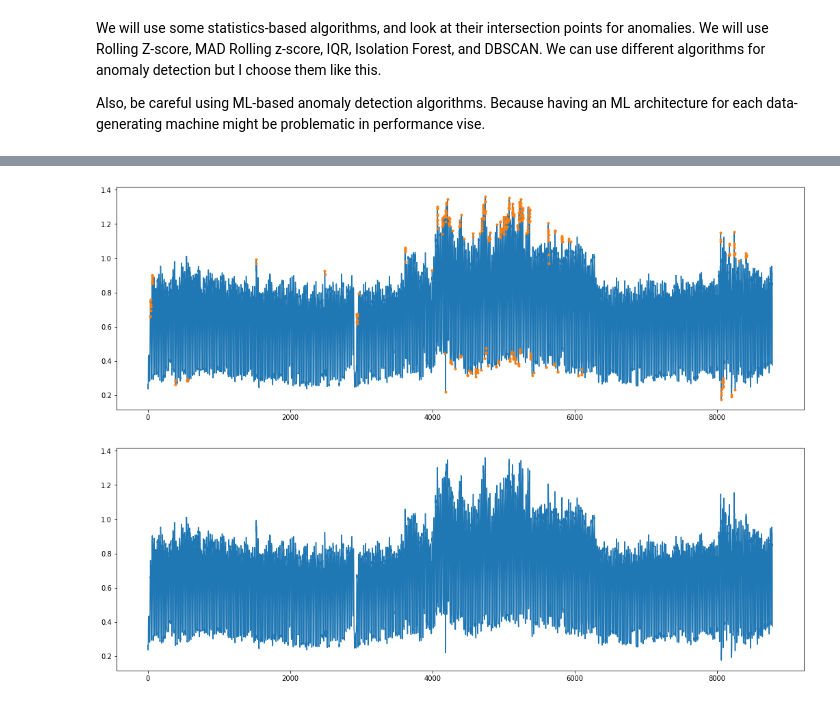
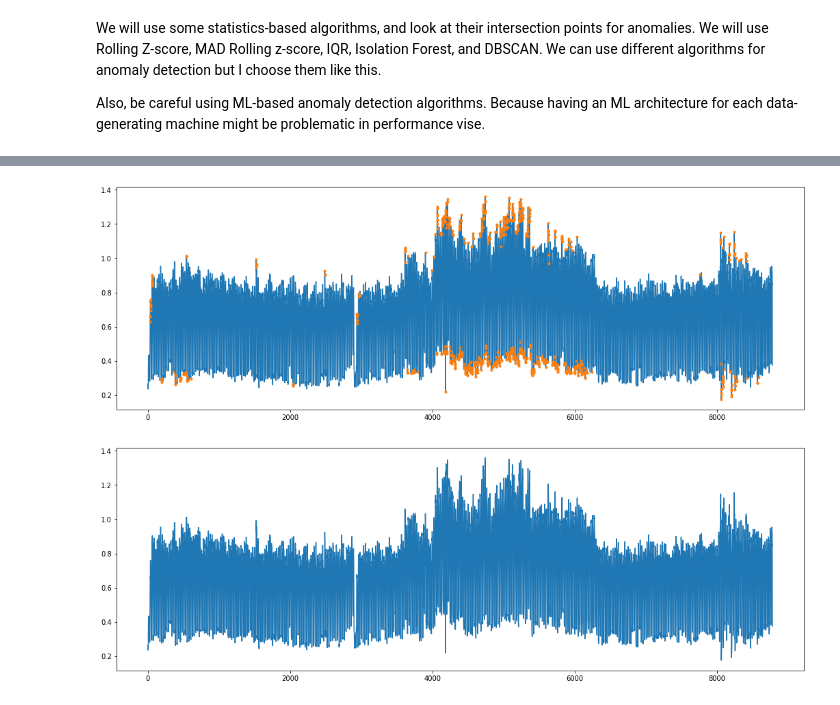
Before and after one commit to AliErenAkkoyun/full-data-science-project, a Jupyter notebook: Untitled.ipynb, the cells around one changed output, grey strips where cells are left out. Drawn from its saved outputs; the diff is of its cells as text; code cells hidden in the pictures.

```diff
--- a/Untitled.ipynb
+++ b/Untitled.ipynb
@@ -270,20 +271,21 @@ plt.show()
 # %%
 # MAD Rolling Z-Score
 # This has the same logic but different implementation.
 
 con_median = energy_data["consumption"].rolling(window=window_size).median()
 con_mad = (abs(energy_data["consumption"] - con_median)).median()
 
 rolling_mad_z_score = (energy_data["consumption"] - con_median) / (1.4826 * con_mad)
-rolling_mad_z_score_anomalies = energy_data["consumption"][(rolling_mad_z_score > 1.1) | (rolling_mad_z_score < -2.7)]
+rolling_mad_z_score_anomalies = energy_data["consumption"][(rolling_mad_z_score > 1) | (rolling_mad_z_score < -2.4)]
 
 
 plt.figure(figsize=(18,6))
 plt.plot(energy_data["consumption"])
 plt.plot(rolling_mad_z_score_anomalies,".")
+
 plt.show()
 # %% [output]
-[figure, old version]
+[figure, new version]
 # %%
 # Interquantile Range
 
```
Also changed, not shown: parts of 6 cells of this notebook.
